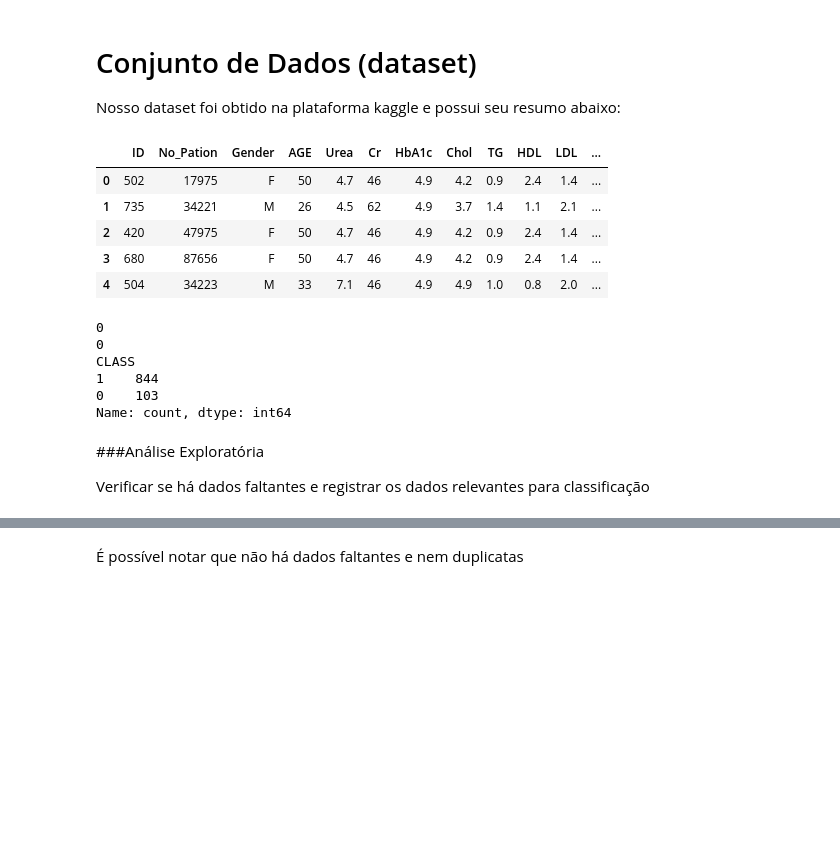
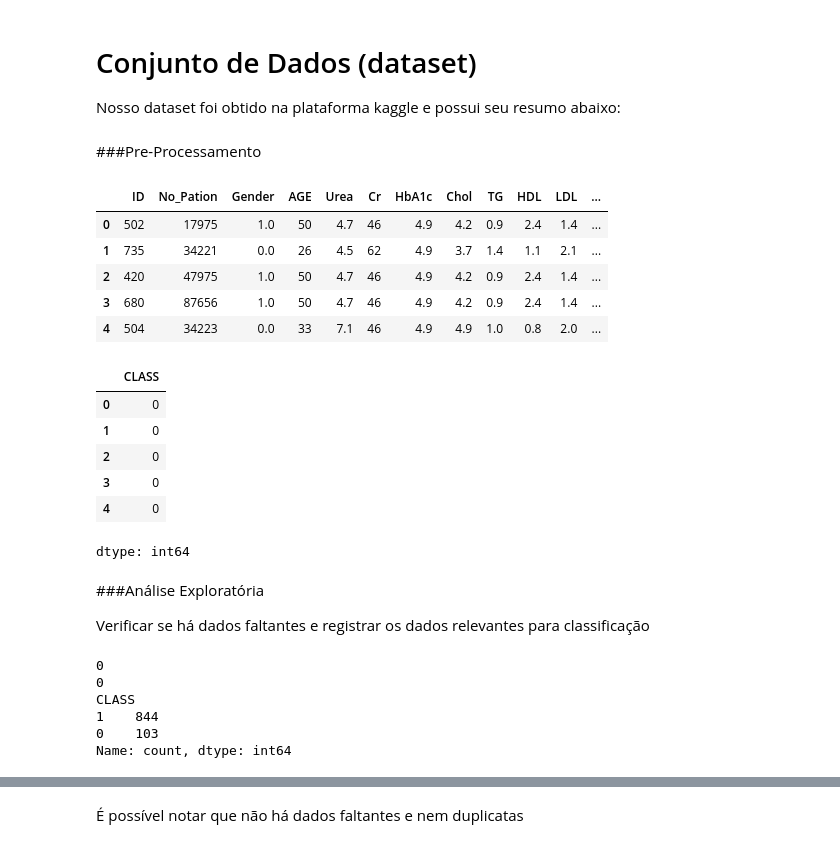
Before and after one commit to VSennaa/ml_diabetes_classification, a Jupyter notebook: perceptron_diabetes.ipynb, the cells around one changed output, grey strips where cells are left out. Saved outputs shown, nothing was run; the diff lists cells and outputs as text; code cells hidden in the pictures; blank space fills up the shorter version.

```diff
--- a/perceptron_diabetes.ipynb
+++ b/perceptron_diabetes.ipynb
@@ -26,29 +22,41 @@ from sklearn.metrics import ConfusionMatrixDisplay
+# %% [markdown]
+###Pre-Processamento
 # %%
 # Carregametno do dataset
 url = 'https://raw.githubusercontent.com/VSennaa/ml_diabetes_classification/refs/heads/main/Dataset_of_Diabetes.csv'
 df_raw = pd.read_csv(url)
-
-df = df_raw.copy()
-
+df = df_raw.copy() #Preservando o original para extração de figuras
 # Limpa espaços e remove entradas inválidas
 df["CLASS"] = df["CLASS"].astype(str).str.strip() #removendo os espaços pra padronizar e evitar NaN, existem alguns Y e N com espaço na string
-df_cleaned = df.dropna(subset=["HbA1c", "BMI", "TG", "AGE", "CLASS"])
-#["HbA1c", "BMI", "TG", "AGE"]
+df_cleaned = df.dropna(subset=["HbA1c", "BMI", "TG", "AGE", "CLASS"]) #Posteriormente explicado
 df_cleaned = df_cleaned[df_cleaned["CLASS"].isin(["N", "Y"])].copy()
 
-# Agora está tudo limpo
+# Dados limpos
 x = df_cleaned.drop("CLASS", axis=1)
 y = df_cleaned["CLASS"].map({"N": 0, "Y": 1})
-
+x["Gender"] = x["Gender"].map({"M": 0, "F": 1})
 
 x.head()
 # %% [output]
 |  | ID | No_Pation | Gender | AGE | Urea | Cr | HbA1c | Chol | TG | HDL | LDL | ... |
-| 0 | 502 | 17975 | F | 50 | 4.7 | 46 | 4.9 | 4.2 | 0.9 | 2.4 | 1.4 | ... |
-| 1 | 735 | 34221 | M | 26 | 4.5 | 62 | 4.9 | 3.7 | 1.4 | 1.1 | 2.1 | ... |
-| 2 | 420 | 47975 | F | 50 | 4.7 | 46 | 4.9 | 4.2 | 0.9 | 2.4 | 1.4 | ... |
-| 3 | 680 | 87656 | F | 50 | 4.7 | 46 | 4.9 | 4.2 | 0.9 | 2.4 | 1.4 | ... |
-| 4 | 504 | 34223 | M | 33 | 7.1 | 46 | 4.9 | 4.9 | 1.0 | 0.8 | 2.0 | ... |
+| 0 | 502 | 17975 | 1.0 | 50 | 4.7 | 46 | 4.9 | 4.2 | 0.9 | 2.4 | 1.4 | ... |
+| 1 | 735 | 34221 | 0.0 | 26 | 4.5 | 62 | 4.9 | 3.7 | 1.4 | 1.1 | 2.1 | ... |
+| 2 | 420 | 47975 | 1.0 | 50 | 4.7 | 46 | 4.9 | 4.2 | 0.9 | 2.4 | 1.4 | ... |
+| 3 | 680 | 87656 | 1.0 | 50 | 4.7 | 46 | 4.9 | 4.2 | 0.9 | 2.4 | 1.4 | ... |
+| 4 | 504 | 34223 | 0.0 | 33 | 7.1 | 46 | 4.9 | 4.9 | 1.0 | 0.8 | 2.0 | ... |
+# %%
+y.head()
+# %% [output]
+|  | CLASS |
+| 0 | 0 |
+| 1 | 0 |
+| 2 | 0 |
+| 3 | 0 |
+| 4 | 0 |
+dtype: int64
+# %% [markdown]
+###Análise Exploratória
+<p>Verificar se há dados faltantes e registrar os dados relevantes para classificação
 # %%
 print(y.isnull().sum())  # Número total de NaNs
 print(y.isna().sum())  # Número total de NaNs
@@ -60,9 +68,6 @@ CLASS
 1    844
 0    103
 Name: count, dtype: int64
-# %% [markdown]
-###Análise Exploratória
-<p>Verificar se há dados faltantes e registrar os dados relevantes para classificação
 # %%
 print("Dados faltantes por coluna:")
 x.info()
```
Also changed, not shown: parts of 13 cells of this notebook.
